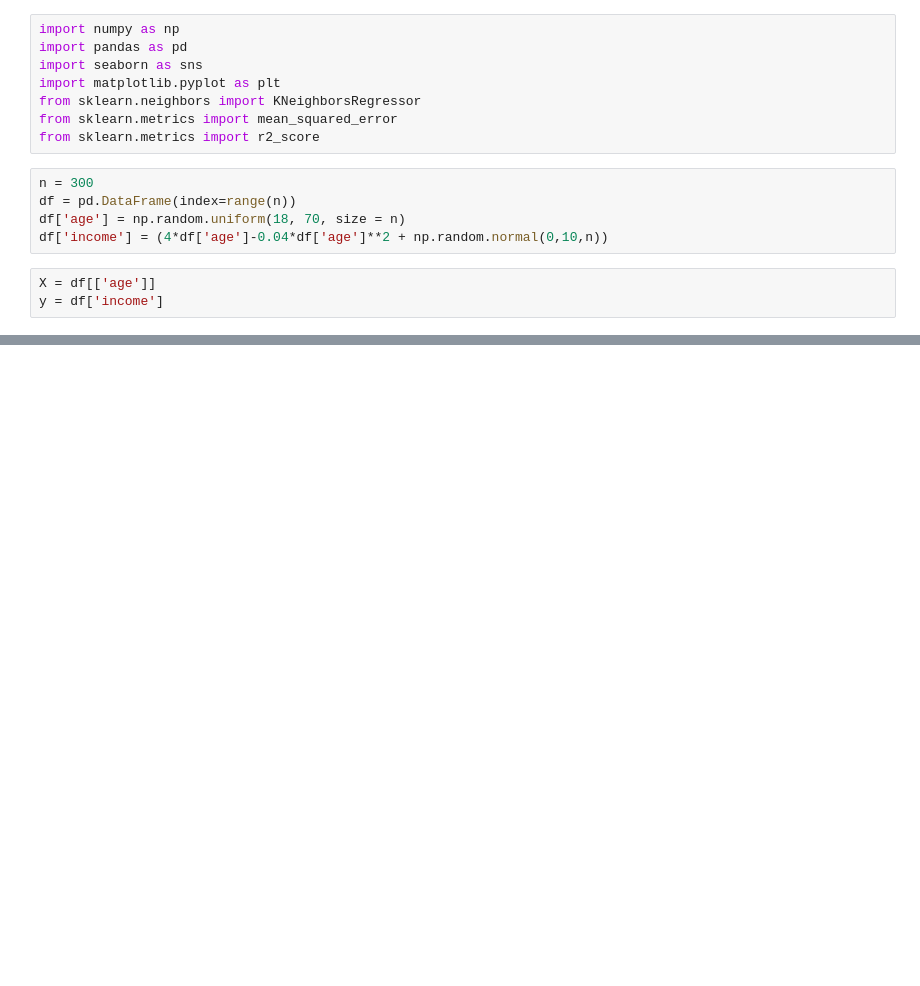
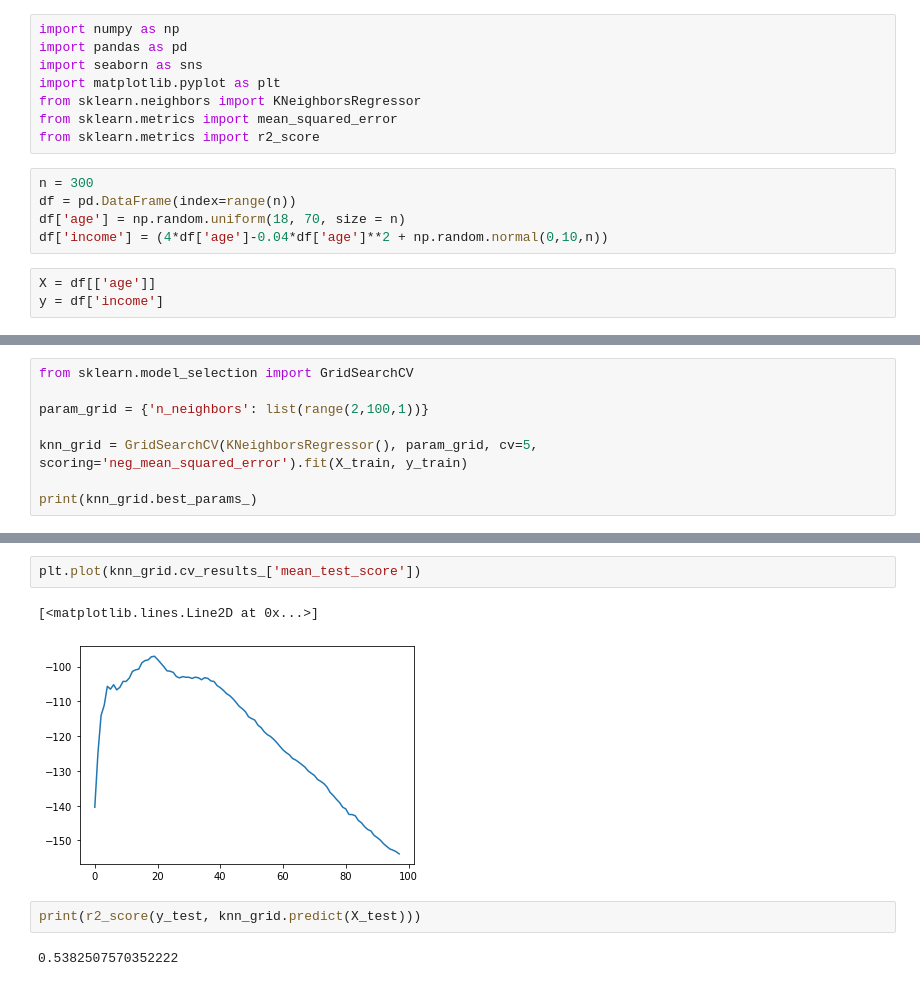
Before and after one commit to dsliwka/EEMP2022, a Jupyter notebook: notebooks/KNN2022Test.ipynb, the cells around one changed output, grey strips where cells are left out. Cells and saved outputs as stored; diff of their text form; blank space fills up the shorter version.

```diff
--- a/notebooks/KNN2022Test.ipynb
+++ b/notebooks/KNN2022Test.ipynb
@@ -43,0 +80,8 @@ plt.plot(X_range,y_range, color="red")
+# %%
+from sklearn.model_selection import GridSearchCV
+
+param_grid = {'n_neighbors': list(range(2,100,1))}
+
+knn_grid = GridSearchCV(KNeighborsRegressor(), param_grid, cv=5, scoring='neg_mean_squared_error').fit(X_train, y_train)
+
+print(knn_grid.best_params_)
@@ -43,0 +113,9 @@ plt.plot(X_range,y_range, color="red")
+# %%
+plt.plot(knn_grid.cv_results_['mean_test_score'])
+# %% [output]
+[<matplotlib.lines.Line2D at 0x...>]
+[figure, added]
+# %%
+print(r2_score(y_test, knn_grid.predict(X_test)))
+# %% [output]
+0.5382507570352222
```
Also changed, not shown: parts of 10 cells of this notebook.
